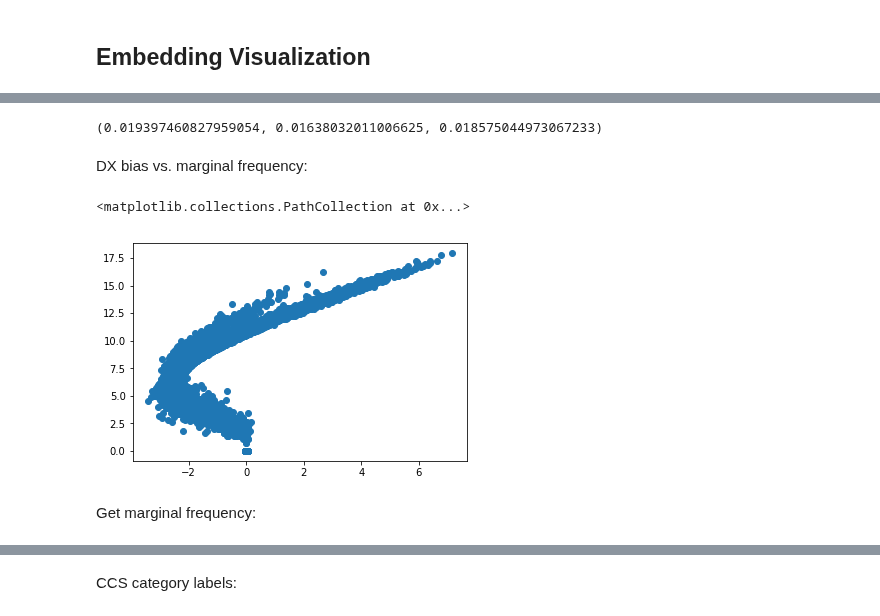
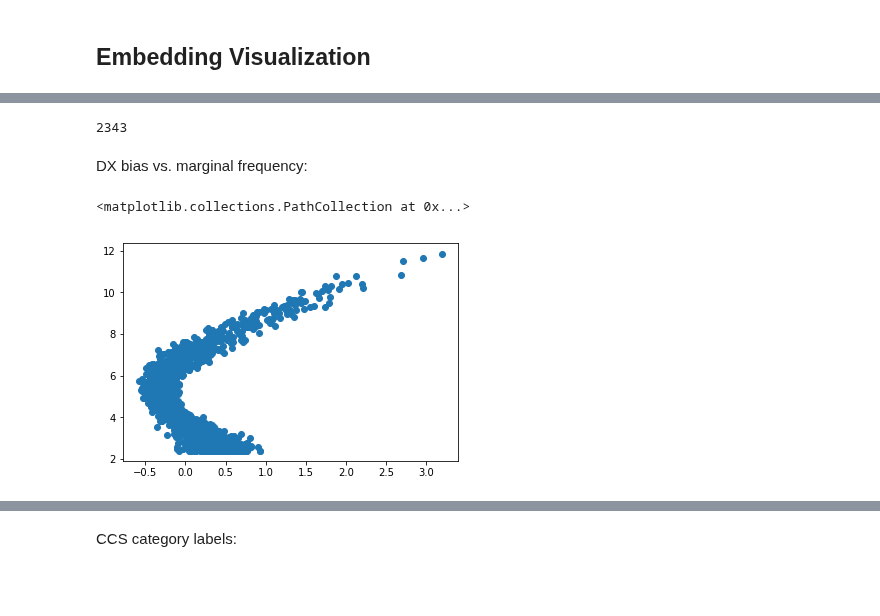
Before and after one commit to wenshuoliu/DLproj, a Jupyter notebook: NRD/GloVe_multi_space.ipynb, the cells around one changed output, grey strips where cells are left out. Saved outputs shown, nothing was run; the diff lists cells and outputs as text; code cells hidden in the pictures; blank space fills up the shorter version.

```diff
--- a/NRD/GloVe_multi_space.ipynb
+++ b/NRD/GloVe_multi_space.ipynb
@@ -415,2 +476,7 @@ matrices['DXdotPR'].shape
+# %%
+chunk_id = 0
+for df in dxpr_df:
+    start = time.time()
+    freq = get_frequency(df)
 # %%
 cooccur_all = pd.read_csv(path+'all/sepdx1/cooccur_df_ami0.csv')
@@ -460,0 +538,2 @@ DX_bias_array = bias_mat[DX_dict[DX_cat[1]]:(DX_dict[DX_cat[-1]]+1), 0]
+# %%
+DX_bias_mat = embeds['DX_bias']
@@ -464,4 +547,8 @@ DX_marg_freq = pd.read_csv(path+'all/sepdx1/DX_marg_freq.csv')
 DX_freq = pd.read_csv(path+'all/DX_freq.csv')
 DX1_freq = pd.read_csv(path+'all/DX1_freq.csv')
 PR_freq = pd.read_csv(path+'all/PR_freq.csv')
+# %%
+DX_freq = freq['DX']
+# %%
+DX_freq = DX_freq.loc[DX_freq.index.isin(preprocessed['DX_cat'])].sort_index()
 # %%
@@ -475,4 +557,0 @@ sum(DX_freq.frequency<2000)/len(DX_freq), sum(DX1_freq.frequency<200)/len(DX1_fr
-# %%
-DX_freq.loc[DX_freq.frequency<2000, 'frequency'].sum()/DX_freq.frequency.sum(), DX1_freq.loc[DX1_freq.frequency<200, 'frequency'].sum()/DX1_freq.frequency.sum(), PR_freq.loc[PR_freq.frequency<1000, 'frequency'].sum()/PR_freq.frequency.sum()
-# %% [output]
-(0.019397460827959054, 0.01638032011006625, 0.018575044973067233)
@@ -485,9 +558,11 @@ DX_marg_freq = DX_marg_freq.sort_values(by='DX')
+# %%
+preprocessed['DX_dict']['V8545']
+# %% [output]
+2343
 # %% [markdown]
 DX bias vs. marginal frequency:
 # %%
-plt.scatter(DX_bias_array, np.log(DX_marg_freq.marg_freq.values+1))
+plt.scatter(DX_bias_mat[1:, 0], np.log(DX_freq.values))
 # %% [output]
 <matplotlib.collections.PathCollection at 0x...>
-[figure, old version]
+[figure, new version]
-# %% [markdown]
-Get marginal frequency:
```
Also changed, not shown: parts of 72 cells of this notebook, 16 other files.
